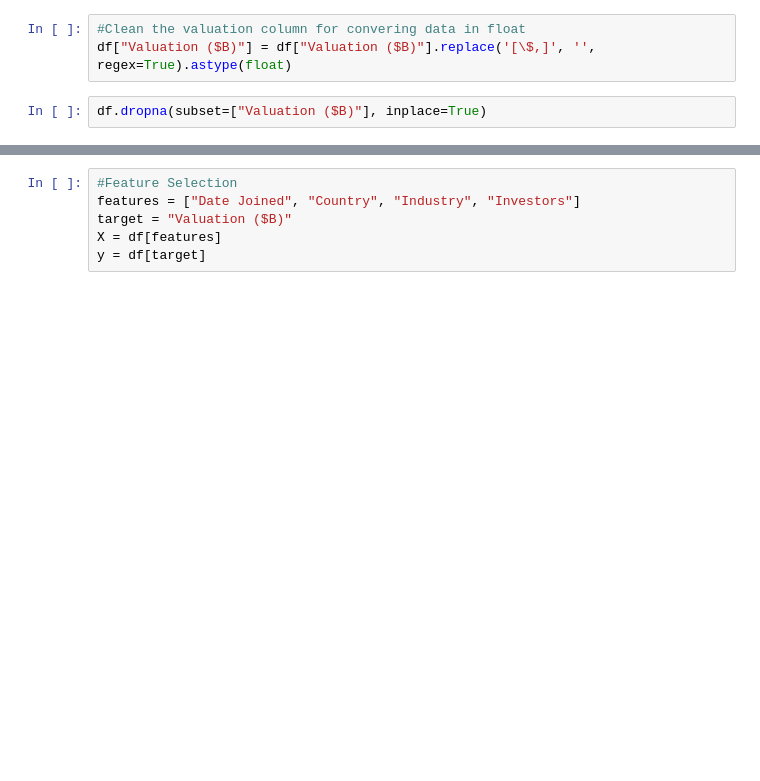
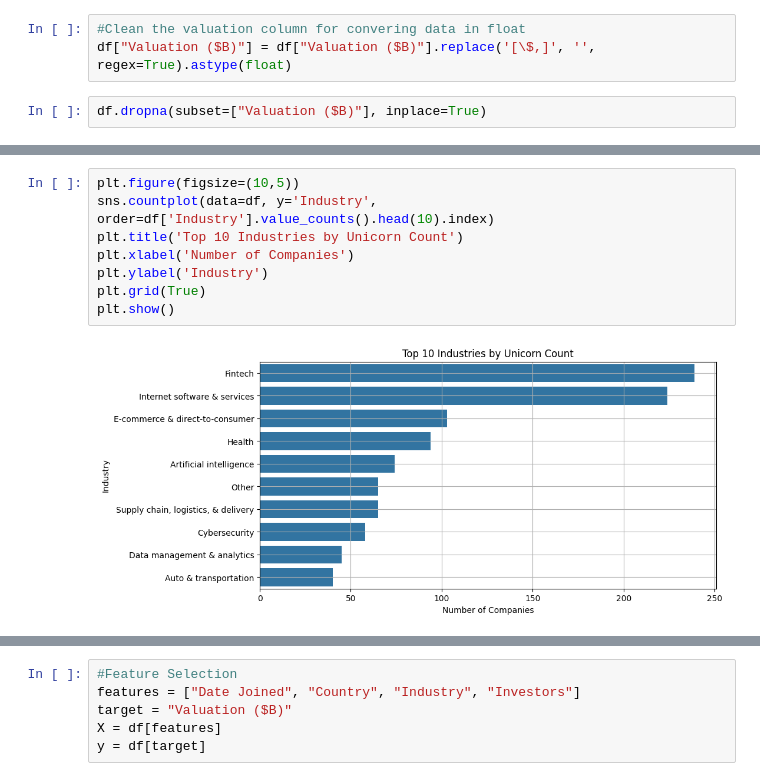
Before and after one commit to RogerSJR2004/Data-Analytics-Projects, a Jupyter notebook: Data_analyst/Project_Valuation.ipynb, the cells around one changed output, grey strips where cells are left out. Cells and saved outputs as stored; diff of their text form; blank space fills up the shorter version.

```diff
--- a/Data_analyst/Project_Valuation.ipynb
+++ b/Data_analyst/Project_Valuation.ipynb
@@ -49,0 +60,10 @@ df.dropna(subset=["Valuation ($B)"], inplace=True)
+# %%
+plt.figure(figsize=(10,5))
+sns.countplot(data=df, y='Industry', order=df['Industry'].value_counts().head(10).index)
+plt.title('Top 10 Industries by Unicorn Count')
+plt.xlabel('Number of Companies')
+plt.ylabel('Industry')
+plt.grid(True)
+plt.show()
+# %% [output]
+[figure, added]
```
Also changed, not shown: parts of 2 cells of this notebook.
